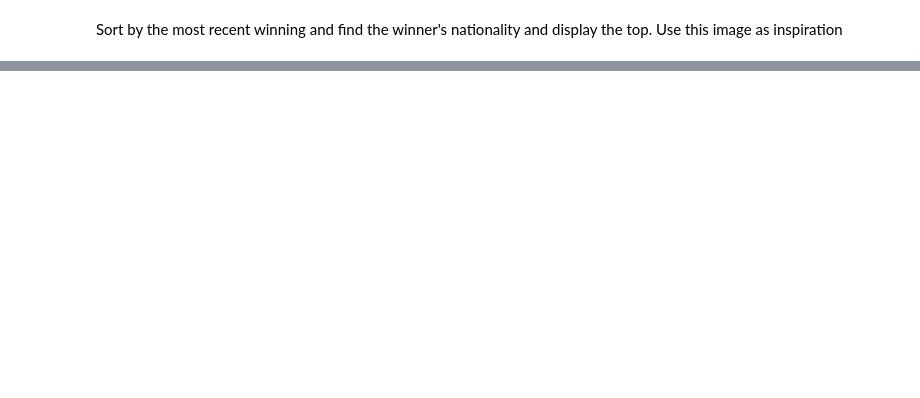
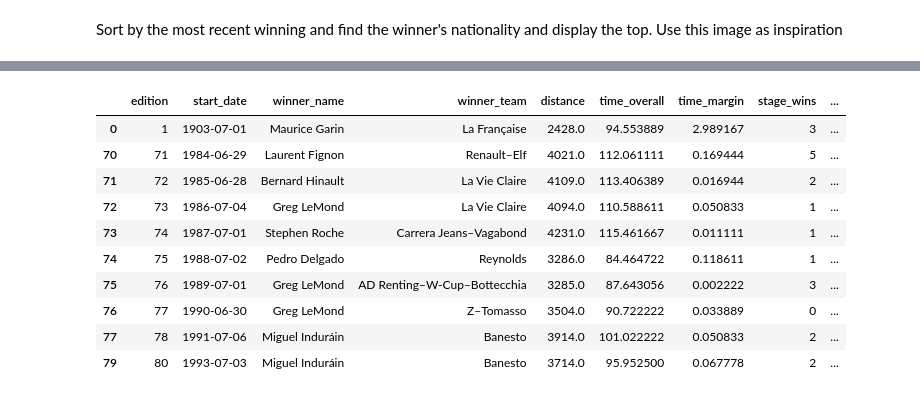
Before and after one commit to mgangla/PyData-Analysis, a Jupyter notebook: visualisationProject_SportsAnalytics.ipynb, the cells around one changed output, grey strips where cells are left out. Saved outputs shown, nothing was run; the diff lists cells and outputs as text; code cells hidden in the pictures; blank space fills up the shorter version.

```diff
--- a/visualisationProject_SportsAnalytics.ipynb
+++ b/visualisationProject_SportsAnalytics.ipynb
@@ -119,0 +130,14 @@ winning_ordered=td_france.sort_values("start_date", axis=0, ascending=False, inp
+# %%
+winning_ordered_df
+# %% [output]
+|  | edition | start_date | winner_name | winner_team | distance | time_overall | time_margin | stage_wins | ... |
+| 0 | 1 | 1903-07-01 | Maurice Garin | La Française | 2428.0 | 94.553889 | 2.989167 | 3 | ... |
+| 70 | 71 | 1984-06-29 | Laurent Fignon | Renault–Elf | 4021.0 | 112.061111 | 0.169444 | 5 | ... |
+| 71 | 72 | 1985-06-28 | Bernard Hinault | La Vie Claire | 4109.0 | 113.406389 | 0.016944 | 2 | ... |
+| 72 | 73 | 1986-07-04 | Greg LeMond | La Vie Claire | 4094.0 | 110.588611 | 0.050833 | 1 | ... |
+| 73 | 74 | 1987-07-01 | Stephen Roche | Carrera Jeans–Vagabond | 4231.0 | 115.461667 | 0.011111 | 1 | ... |
+| 74 | 75 | 1988-07-02 | Pedro Delgado | Reynolds | 3286.0 | 84.464722 | 0.118611 | 1 | ... |
+| 75 | 76 | 1989-07-01 | Greg LeMond | AD Renting–W-Cup–Bottecchia | 3285.0 | 87.643056 | 0.002222 | 3 | ... |
+| 76 | 77 | 1990-06-30 | Greg LeMond | Z–Tomasso | 3504.0 | 90.722222 | 0.033889 | 0 | ... |
+| 77 | 78 | 1991-07-06 | Miguel Induráin | Banesto | 3914.0 | 101.022222 | 0.050833 | 2 | ... |
+| 79 | 80 | 1993-07-03 | Miguel Induráin | Banesto | 3714.0 | 95.952500 | 0.067778 | 2 | ... |
```
Also changed, not shown: parts of 8 cells of this notebook.
